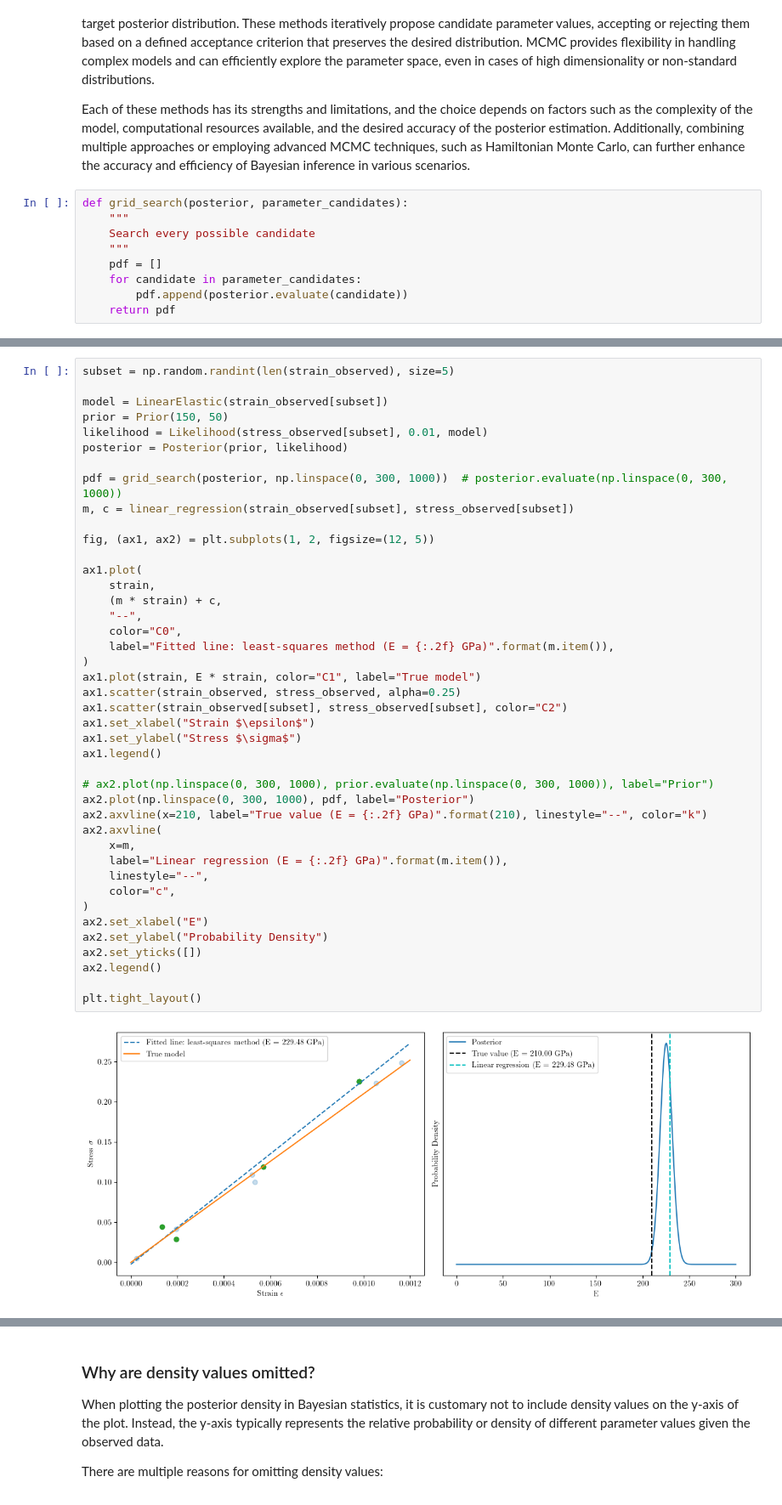
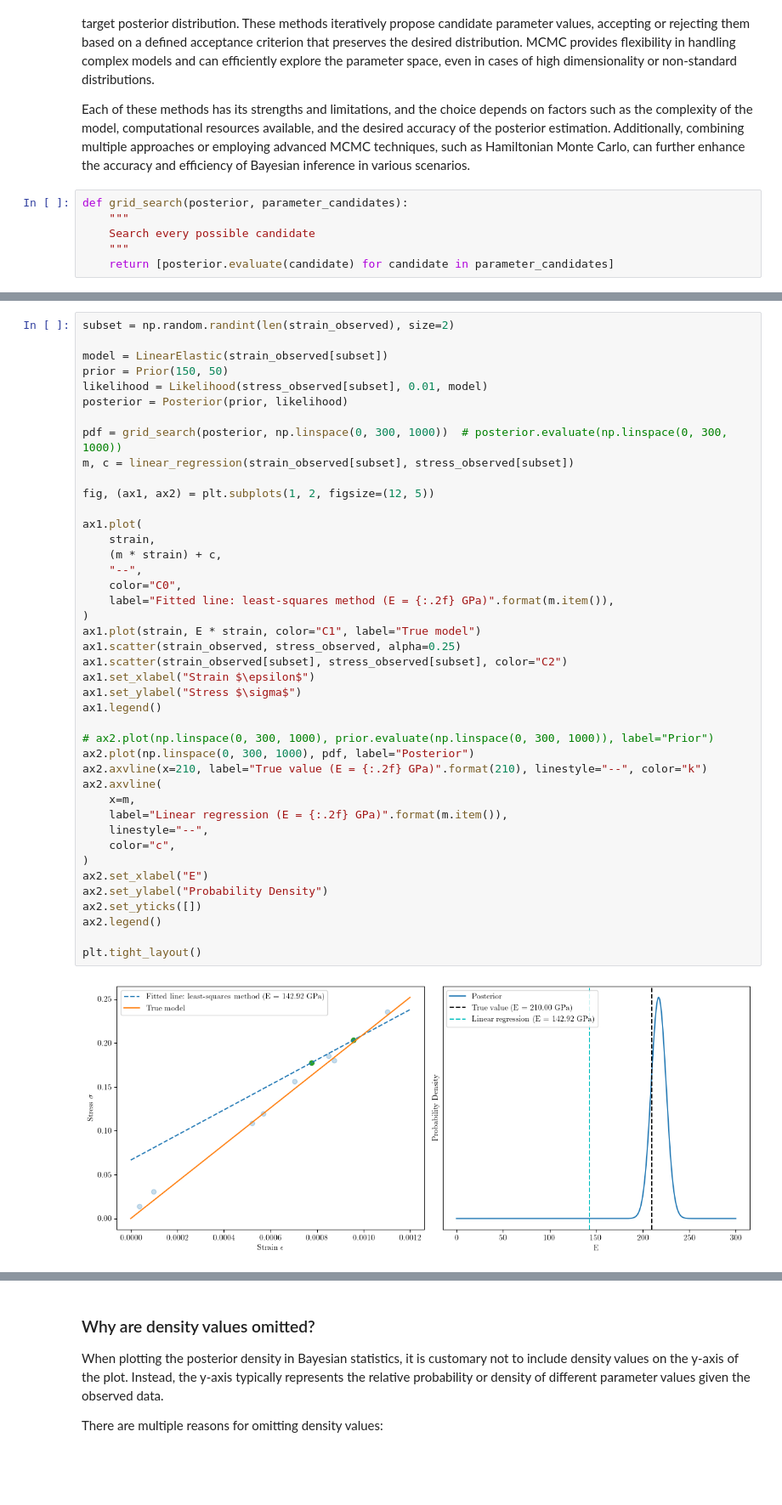
Before and after one commit to mark-hobbs/bayesian-inference-tutorial, a Jupyter notebook: examples/01-linear-elasticity.ipynb, the cells around one changed output, grey strips where cells are left out. Shown at 85% size. Saved outputs shown, nothing was run; the diff lists cells and outputs as text; blank space fills up the shorter version.

```diff
--- a/examples/01-linear-elasticity.ipynb
+++ b/examples/01-linear-elasticity.ipynb
@@ -427,8 +484,5 @@ def grid_search(posterior, parameter_candidates):
     """
     Search every possible candidate
     """
-    pdf = []
-    for candidate in parameter_candidates:
-        pdf.append(posterior.evaluate(candidate))
-    return pdf
+    return [posterior.evaluate(candidate) for candidate in parameter_candidates]
 # %% [markdown]
@@ -436,5 +490,5 @@ def grid_search(posterior, parameter_candidates):
 # %%
-subset = np.random.randint(len(strain_observed), size=5)
+subset = np.random.randint(len(strain_observed), size=2)
 
 model = LinearElastic(strain_observed[subset])
 prior = Prior(150, 50)
@@ -449,31 +503,31 @@ fig, (ax1, ax2) = plt.subplots(1, 2, figsize=(12, 5))
 ax1.plot(
     strain,
     (m * strain) + c,
     "--",
     color="C0",
     label="Fitted line: least-squares method (E = {:.2f} GPa)".format(m.item()),
 )
 ax1.plot(strain, E * strain, color="C1", label="True model")
 ax1.scatter(strain_observed, stress_observed, alpha=0.25)
 ax1.scatter(strain_observed[subset], stress_observed[subset], color="C2")
 ax1.set_xlabel("Strain $\epsilon$")
 ax1.set_ylabel("Stress $\sigma$")
 ax1.legend()
 
 # ax2.plot(np.linspace(0, 300, 1000), prior.evaluate(np.linspace(0, 300, 1000)), label="Prior")
 ax2.plot(np.linspace(0, 300, 1000), pdf, label="Posterior")
 ax2.axvline(x=210, label="True value (E = {:.2f} GPa)".format(210), linestyle="--", color="k")
 ax2.axvline(
     x=m,
     label="Linear regression (E = {:.2f} GPa)".format(m.item()),
     linestyle="--",
     color="c",
 )
 ax2.set_xlabel("E")
 ax2.set_ylabel("Probability Density")
 ax2.set_yticks([])
 ax2.legend()
 
 plt.tight_layout()
 # %% [output]
-[figure, old version]
+[figure, new version]
```
Also changed, not shown: parts of 14 cells of this notebook.
